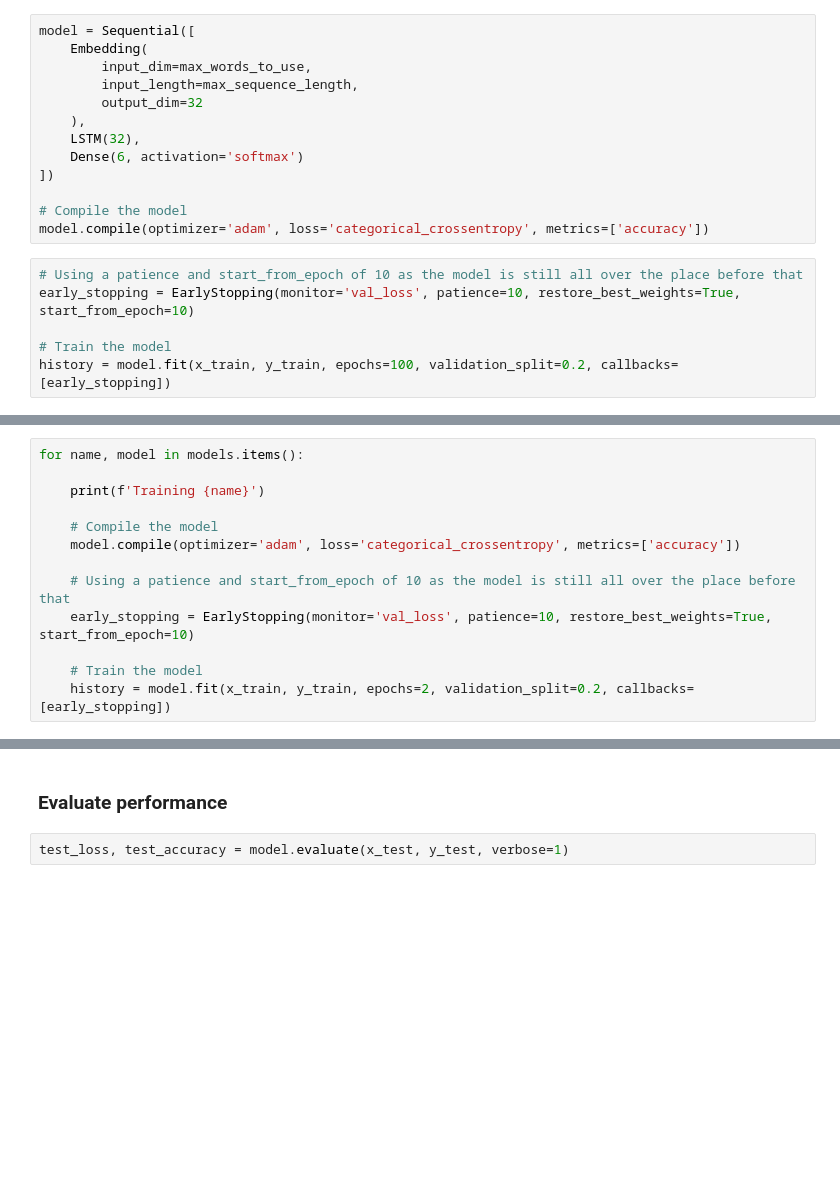
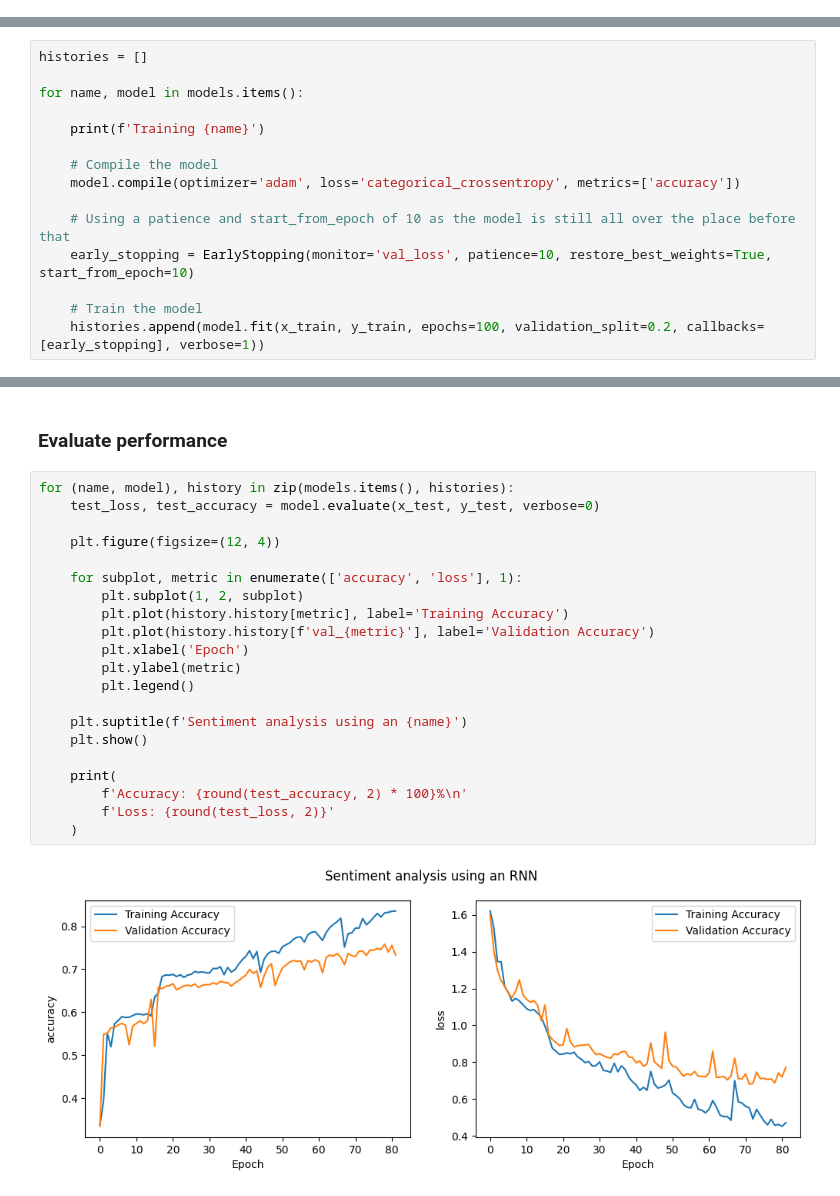
Before and after one commit to Kevy69/deep-machine-learning, a Jupyter notebook: Lab 2/Lab.ipynb, the cells around one changed output, grey strips where cells are left out. Saved outputs shown, nothing was run; the diff lists cells and outputs as text; blank space fills up the shorter version.

```diff
--- a/Lab 2/Lab.ipynb
+++ b/Lab 2/Lab.ipynb
@@ -162,19 +149,0 @@ model.compile(optimizer='adam', loss='categorical_crossentropy', metrics=['accur
-# %%
-model = Sequential([
-    Embedding(
-        input_dim=max_words_to_use,
-        input_length=max_sequence_length,
-        output_dim=32
-    ),
-    LSTM(32),
-    Dense(6, activation='softmax')
-])
-
-# Compile the model
-model.compile(optimizer='adam', loss='categorical_crossentropy', metrics=['accuracy'])
-# %%
-# Using a patience and start_from_epoch of 10 as the model is still all over the place before that
-early_stopping = EarlyStopping(monitor='val_loss', patience=10, restore_best_weights=True, start_from_epoch=10)
-
-# Train the model
-history = model.fit(x_train, y_train, epochs=100, validation_split=0.2, callbacks=[early_stopping])
@@ -223,6 +176,8 @@ models = {
     ])
 }
 # %%
+histories = []
+
 for name, model in models.items():
 
     print(f'Training {name}')
@@ -234,4 +189,4 @@ for name, model in models.items():
     early_stopping = EarlyStopping(monitor='val_loss', patience=10, restore_best_weights=True, start_from_epoch=10)
 
     # Train the model
-    history = model.fit(x_train, y_train, epochs=2, validation_split=0.2, callbacks=[early_stopping])
+    histories.append(model.fit(x_train, y_train, epochs=100, validation_split=0.2, callbacks=[early_stopping], verbose=1))
@@ -238,4 +211,25 @@ for name, model in models.items():
 # %% [markdown]
 ### Evaluate performance
 # %%
-test_loss, test_accuracy = model.evaluate(x_test, y_test, verbose=1)
+for (name, model), history in zip(models.items(), histories):
+    test_loss, test_accuracy = model.evaluate(x_test, y_test, verbose=0)
+
+    plt.figure(figsize=(12, 4))
+
+    for subplot, metric in enumerate(['accuracy', 'loss'], 1):
+        plt.subplot(1, 2, subplot)
+        plt.plot(history.history[metric], label='Training Accuracy')
+        plt.plot(history.history[f'val_{metric}'], label='Validation Accuracy')
+        plt.xlabel('Epoch')
+        plt.ylabel(metric)
+        plt.legend()
+
+    plt.suptitle(f'Sentiment analysis using an {name}')
+    plt.show()
+
+    print(
+        f'Accuracy: {round(test_accuracy, 2) * 100}%\n'
+        f'Loss: {round(test_loss, 2)}'
+    )
+# %% [output]
+[figure, added]
```
Also changed, not shown: parts of 7 cells of this notebook, 1 other file.
